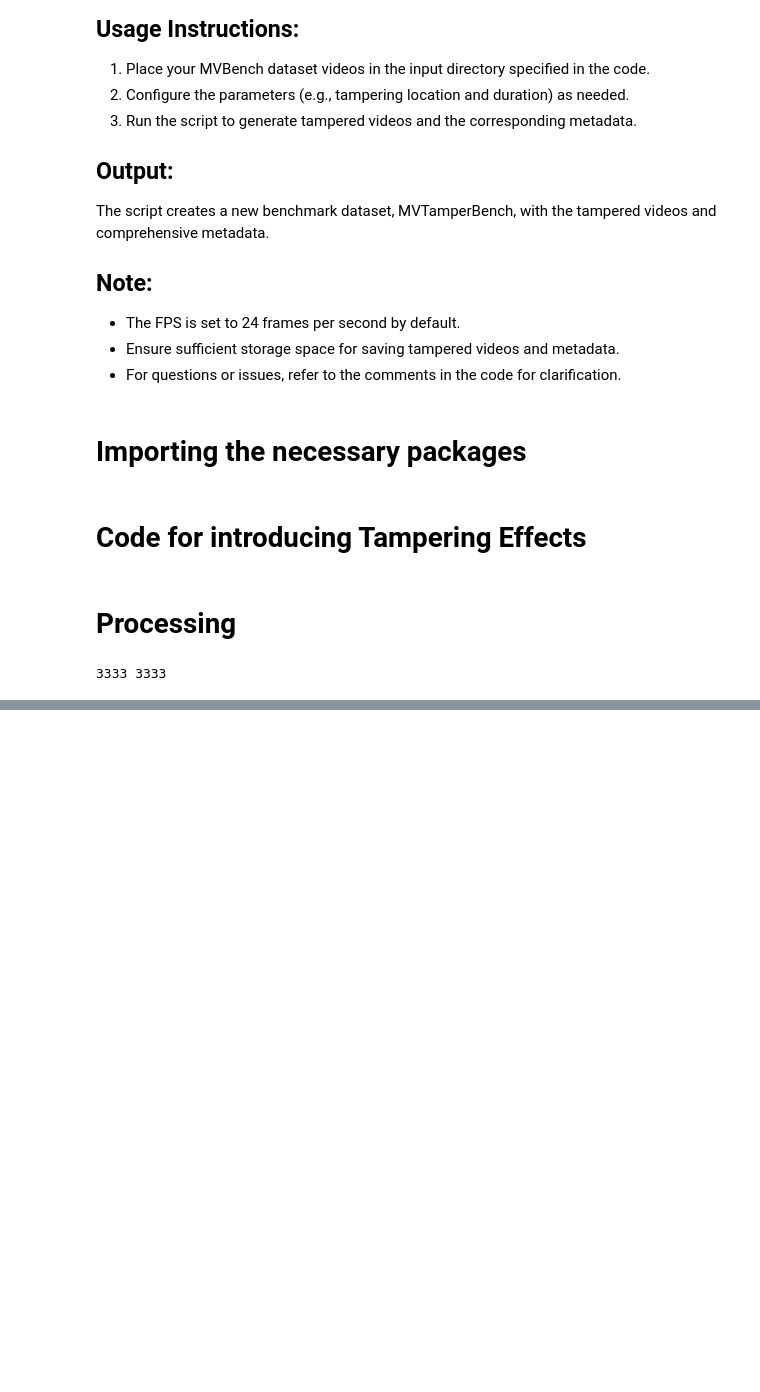
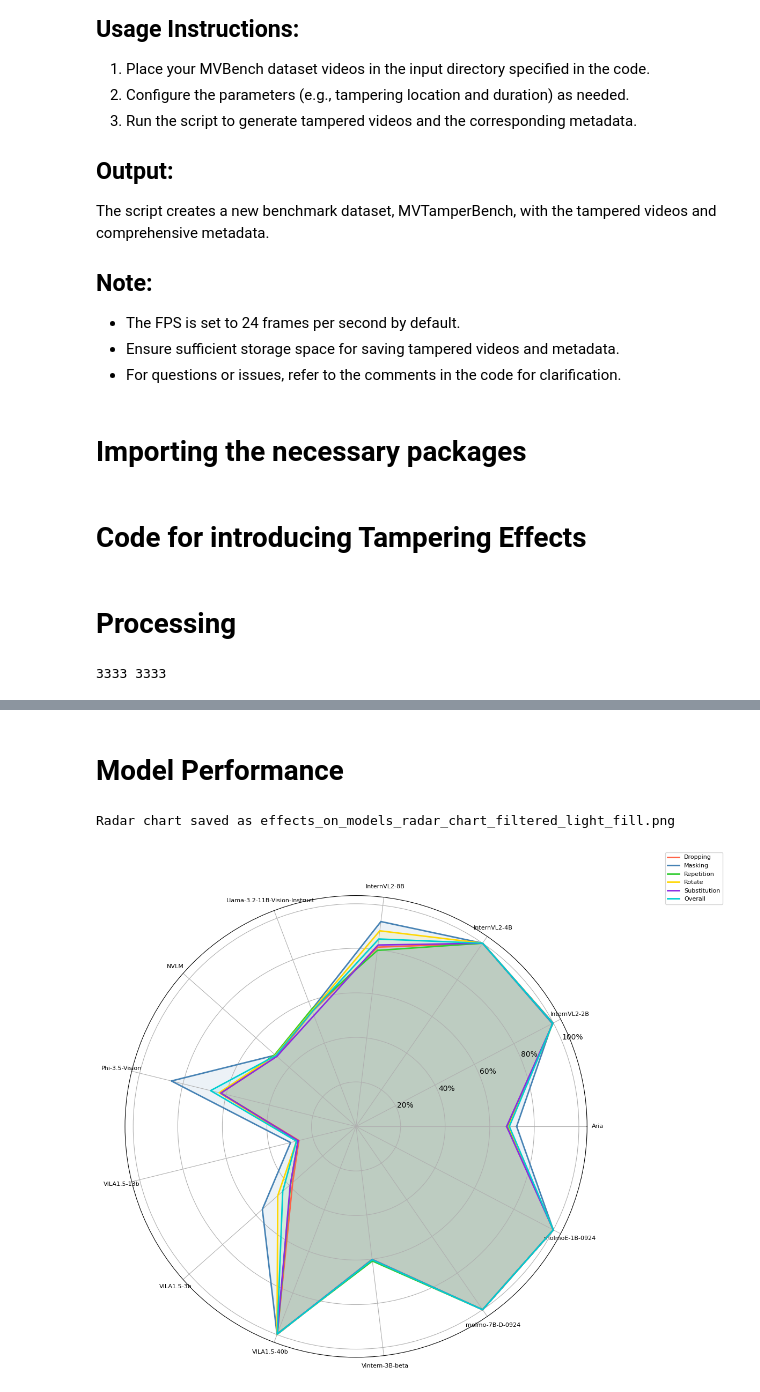
Before and after one commit to amitbcp/MVTamperBench, a Jupyter notebook: MVTamperBench_Tampering_GenerationCode.ipynb, the cells around one changed output, grey strips where cells are left out. Cells and saved outputs as stored; diff of their text form; code cells hidden in the pictures; blank space fills up the shorter version.

```diff
--- a/MVTamperBench_Tampering_GenerationCode.ipynb
+++ b/MVTamperBench_Tampering_GenerationCode.ipynb
@@ -328,0 +462,61 @@ process_videos(input_video_path, ouptut_video_paths,metadata_path, tampering_loc
+# %% [markdown]
+# Model Performance
+# %%
+import matplotlib.pyplot as plt
+import numpy as np
+
+# Data for the tampering effects and overall performance of models
+effects = ['Dropping', 'Masking', 'Repetition', 'Rotate', 'Substitution', 'Overall']
+models = [
+    "Aria", "InternVL2-2B", "InternVL2-4B", "InternVL2-8B",
+     "Llama-3.2-11B-Vision-Instruct", "NVLM",
+    "Phi-3.5-Vision", "VILA1.5-13b", "VILA1.5-3b", "VILA1.5-40b", "Vintern-3B-beta",
+    "molmo-7B-D-0924", "molmoE-1B-0924"
+]
+
+# Example performance data for the 5 tampering effects and the overall accuracy
+performance_data = {
+    "Dropping": [67.68, 99.82, 99.97, 81.11, 55.24, 47.50, 62.42, 26.39, 38.00, 99.68, 60.26, 100.00, 100.00],
+    "Masking": [72.08, 99.47, 100.00, 92.68, 56.13, 48.29, 85.34, 30.24, 56.16, 99.95, 60.11, 100.00, 100.00],
+    "Repetition": [68.16, 99.84, 99.97, 79.63, 56.24, 48.66, 62.55, 26.82, 39.24, 99.50, 60.89, 100.00, 100.00],
+    "Rotate": [68.50, 99.87, 100.00, 88.50, 55.58, 48.29, 63.26, 27.50, 46.95, 99.92, 60.21, 100.00, 100.00],
+    "Substitution": [67.58, 99.82, 99.97, 82.08, 53.29, 47.45, 62.53, 26.76, 39.42, 99.71, 60.24, 100.00, 100.00],
+    "Overall": [68.80, 99.76, 99.98, 84.80, 55.29, 48.04, 67.22, 27.54, 43.95, 99.75, 60.34, 100.00, 100.00]
+}
+
+# Prepare the data for plotting
+num_models = len(models)
+angles = np.linspace(0, 2 * np.pi, num_models, endpoint=False).tolist()
+angles += angles[:1]  # Complete the loop
+
+# Initialize the radar chart
+fig, ax = plt.subplots(figsize=(12, 12), subplot_kw=dict(polar=True))
+
+# Colors for each effect
+colors = ['#FF6347', '#4682B4', '#32CD32', '#FFD700', '#8A2BE2', '#00CED1']
+
+# Plot each effect for each model
+for i, effect in enumerate(effects):
+    values = [performance_data[effect][j] for j in range(num_models)]
+    values += values[:1]  # Complete the loop
+    ax.plot(angles, values, label=effect, linewidth=2, color=colors[i % len(colors)])  # Darker line color
+    ax.fill(angles, values, alpha=0.1, color=colors[i % len(colors)])  # Lighter fill color
+
+# Customize the radar chart
+ax.set_yticks([20, 40, 60, 80, 100])
+ax.set_yticklabels(['20%', '40%', '60%', '80%', '100%'], fontsize=10)
+ax.set_xticks(angles[:-1])
+ax.set_xticklabels(models, fontsize=8)
+
+
+# Add a legend
+ax.legend(loc="upper right", bbox_to_anchor=(1.3, 1.1), fontsize=8)
+
+# Save the chart as a high-resolution image
+output_file = "effects_on_models_radar_chart_filtered_light_fill.png"
+plt.tight_layout()
+plt.savefig(output_file, dpi=300)
+print(f"Radar chart saved as {output_file}")
+# %% [output]
+Radar chart saved as effects_on_models_radar_chart_filtered_light_fill.png
+[figure, added]
```
Also changed, not shown: parts of 7 cells of this notebook.
